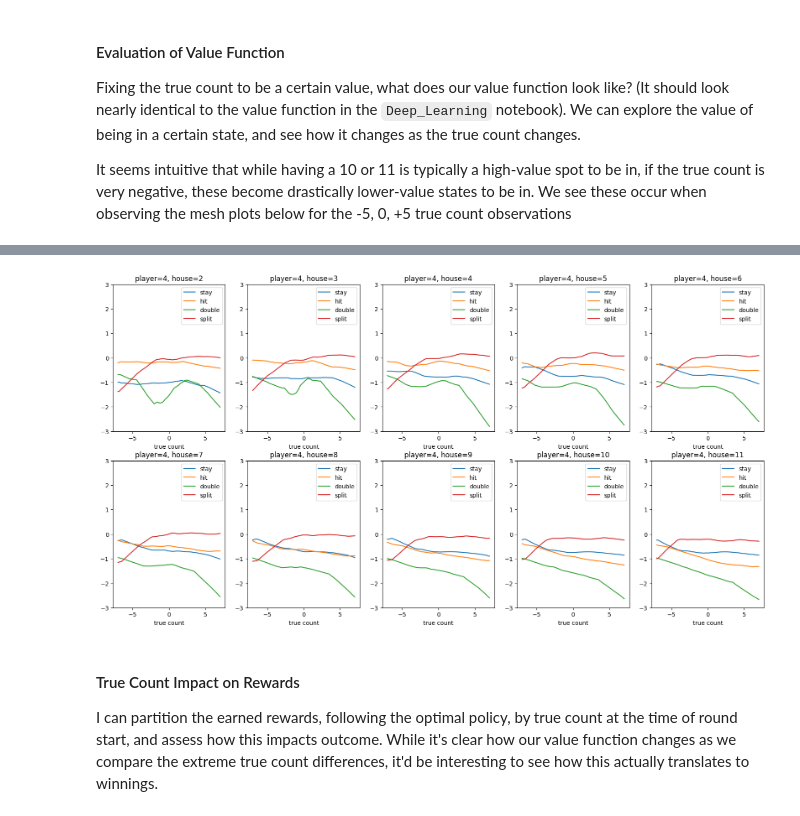
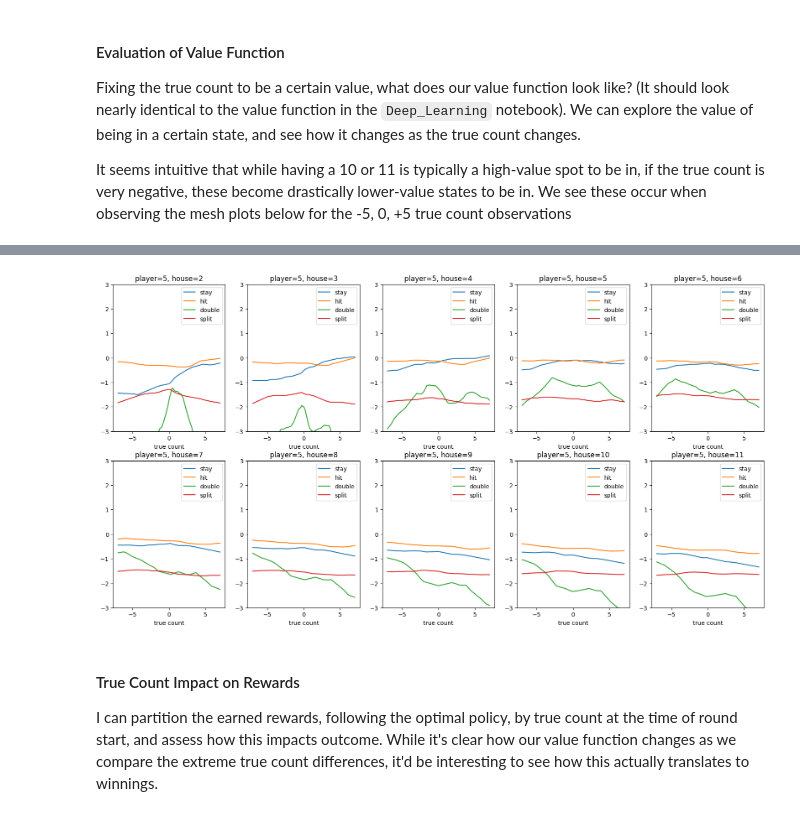
Before and after one commit to petersim1/Blackjack_RL, a Jupyter notebook: Deep_Learning_Count.ipynb, the cells around one changed output, grey strips where cells are left out. Saved outputs shown, nothing was run; the diff lists cells and outputs as text; code cells hidden in the pictures.

```diff
--- a/Deep_Learning_Count.ipynb
+++ b/Deep_Learning_Count.ipynb
@@ -353,7 +224,8 @@ Net(
 # %%
 torch.save(network.state_dict(), "./models/deep_q_count.pt")
 # %%
-network = Net(6, *hidden_layers)
+network = Net(6, hidden_layers=hidden_layers)
+
 network.load_state_dict(torch.load("./models/deep_q_count.pt"))
 network.eval()
 # %% [output]
@@ -456,35 +269,12 @@ for k,v in all_states.items():
     yes_ace_no_split = list(filter(lambda x : (x[2] > 0) and (x[3] < 0) and (x[-2] > 0), v["states"]))
     yes_split = list(filter(lambda x : (x[3] > 0), v["states"]))
 
-    _, q_values_max, _ = network.act(
-        torch.tensor(no_ace_no_split, dtype=torch.float32),
-        method="argmax",
-        avail_actions=[["stay", "hit", "double"] for _ in no_ace_no_split]
+    value_det = fill_value_tensor(
+        model=network,
+        no_ace_no_split=no_ace_no_split,
+        yes_ace_no_split=yes_ace_no_split,
+        yes_split=yes_split
     )
-    for i,q in enumerate(q_values_max):
-        value_det[0, no_ace_no_split[i][0], no_ace_no_split[i][1]] = q
-
-
-    _, q_values_max, _ = network.act(
-        torch.tensor(yes_ace_no_split, dtype=torch.float32),
-        method="argmax",
-        avail_actions=[["stay", "hit", "double"] for _ in yes_ace_no_split]
-    )
-    for i,q in enumerate(q_values_max):
-        value_det[1, yes_ace_no_split[i][0], yes_ace_no_split[i][1]] = q
-
-
-    _, q_values_max, _ = network.act(
-        torch.tensor(yes_split, dtype=torch.float32),
-        method="argmax",
-        avail_actions=[["stay", "hit", "double", "split"] for _ in yes_split]
-    )
-    for i,q in enumerate(q_values_max):
-        player_ind = int(yes_split[i][0] / 2)
-        if player_ind == 6:
-            if yes_split[i][2]:
-                player_ind = 11
-        value_det[2, player_ind, yes_split[i][1]] = q
 
     v["values"] = value_det
 
@@ -659,29 +449,29 @@ plt.show()
 # %%
 fig = plt.figure(figsize=(20,10))
 
 nrows = 2
 ncols = 5
 
-player = 4
+player = 5
 useable_ace = -1
-can_split = 1
+can_split = -1
 can_double = 1
 
 for i in range(10):
     obs = []
     ax = fig.add_subplot(nrows,ncols,i+1)
     ax.set_title(f"player={player}, house={i+2}")
     for j in np.arange(-7,7.01,0.01):
         obs.append((player, i+2, useable_ace, can_split, can_double, j))
     q, _, _ = network.act(torch.tensor(obs, dtype=torch.float32))
     for i in range(4):
         ax.plot(np.arange(-7,7.01,0.01), q[:,i], label=network.moves[i])
     ax.legend()
     ax.set_xlabel("true count")
     ax.set_ylim(-3,3)
 plt.show()
 # %% [output]
-[figure, old version]
+[figure, new version]
 # %% [markdown]
 #### True Count Impact on Rewards
 
```
Also changed, not shown: parts of 17 cells of this notebook, 9 other files.
